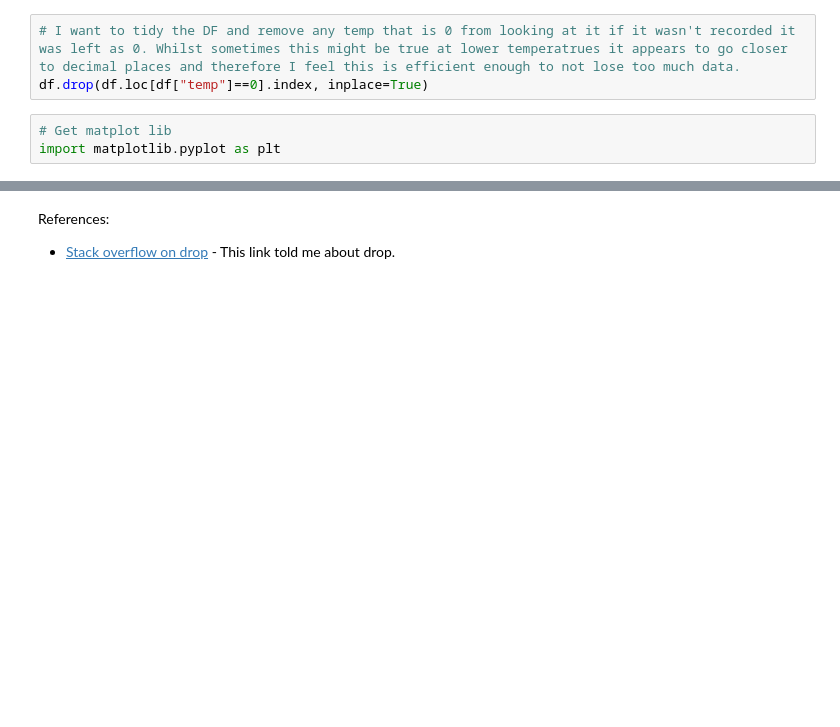
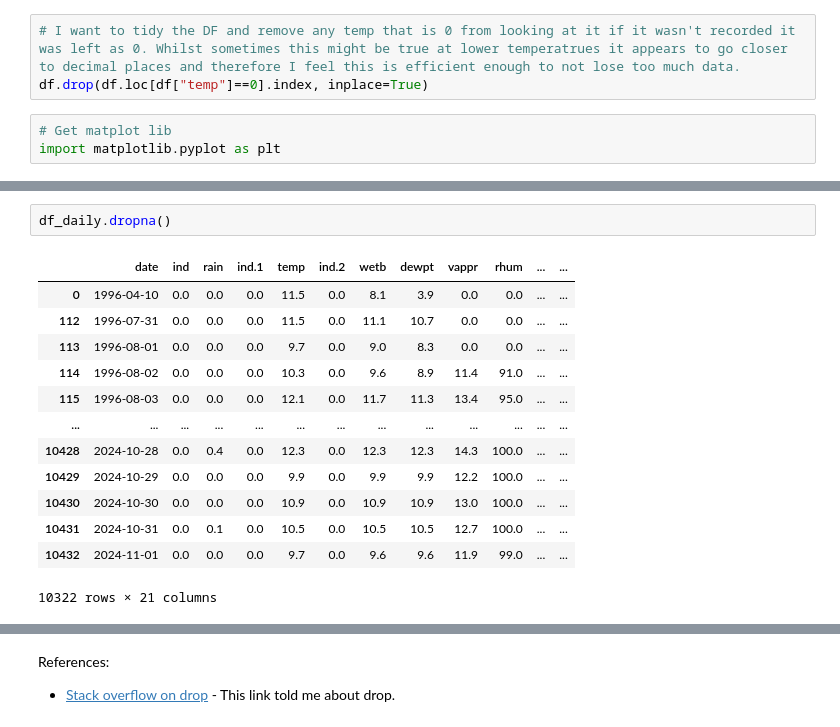
Before and after one commit to AndreHoarau/PFDA, a Jupyter notebook: assignments/assignment_6_weather.ipynb, the cells around one changed output, grey strips where cells are left out. Cells and saved outputs as stored; diff of their text form; blank space fills up the shorter version.

```diff
--- a/assignments/assignment_6_weather.ipynb
+++ b/assignments/assignment_6_weather.ipynb
@@ -77,0 +86,16 @@ KeyError: 'date'
+# %%
+df_daily.dropna()
+# %% [output]
+|  | date | ind | rain | ind.1 | temp | ind.2 | wetb | dewpt | vappr | rhum | ... | ... |
+| 0 | 1996-04-10 | 0.0 | 0.0 | 0.0 | 11.5 | 0.0 | 8.1 | 3.9 | 0.0 | 0.0 | ... | ... |
+| 112 | 1996-07-31 | 0.0 | 0.0 | 0.0 | 11.5 | 0.0 | 11.1 | 10.7 | 0.0 | 0.0 | ... | ... |
+| 113 | 1996-08-01 | 0.0 | 0.0 | 0.0 | 9.7 | 0.0 | 9.0 | 8.3 | 0.0 | 0.0 | ... | ... |
+| 114 | 1996-08-02 | 0.0 | 0.0 | 0.0 | 10.3 | 0.0 | 9.6 | 8.9 | 11.4 | 91.0 | ... | ... |
+| 115 | 1996-08-03 | 0.0 | 0.0 | 0.0 | 12.1 | 0.0 | 11.7 | 11.3 | 13.4 | 95.0 | ... | ... |
+| ... | ... | ... | ... | ... | ... | ... | ... | ... | ... | ... | ... | ... |
+| 10428 | 2024-10-28 | 0.0 | 0.4 | 0.0 | 12.3 | 0.0 | 12.3 | 12.3 | 14.3 | 100.0 | ... | ... |
+| 10429 | 2024-10-29 | 0.0 | 0.0 | 0.0 | 9.9 | 0.0 | 9.9 | 9.9 | 12.2 | 100.0 | ... | ... |
+| 10430 | 2024-10-30 | 0.0 | 0.0 | 0.0 | 10.9 | 0.0 | 10.9 | 10.9 | 13.0 | 100.0 | ... | ... |
+| 10431 | 2024-10-31 | 0.0 | 0.1 | 0.0 | 10.5 | 0.0 | 10.5 | 10.5 | 12.7 | 100.0 | ... | ... |
+| 10432 | 2024-11-01 | 0.0 | 0.0 | 0.0 | 9.7 | 0.0 | 9.6 | 9.6 | 11.9 | 99.0 | ... | ... |
+10322 rows × 21 columns
```
Also changed, not shown: parts of 10 cells of this notebook.
